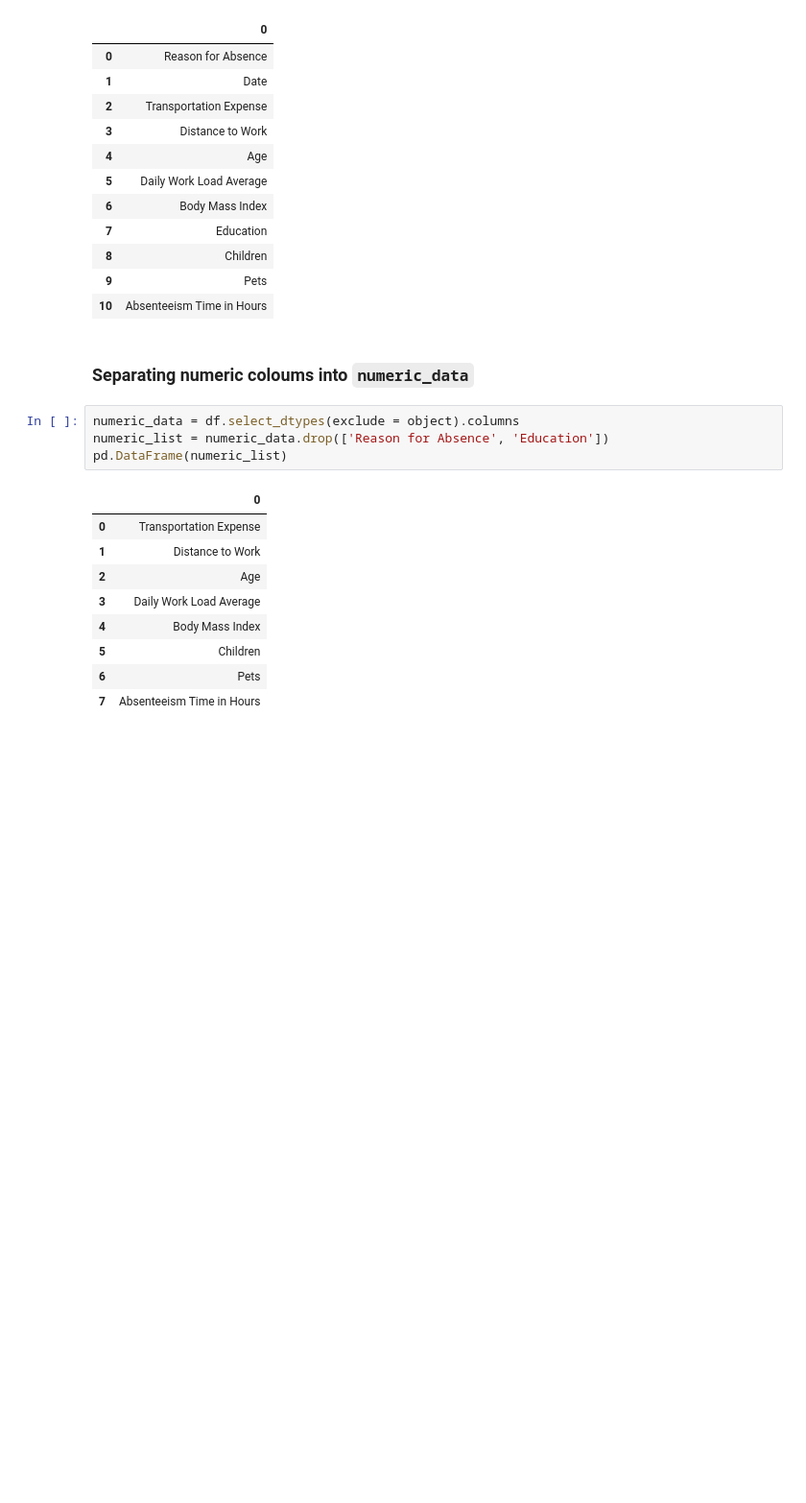
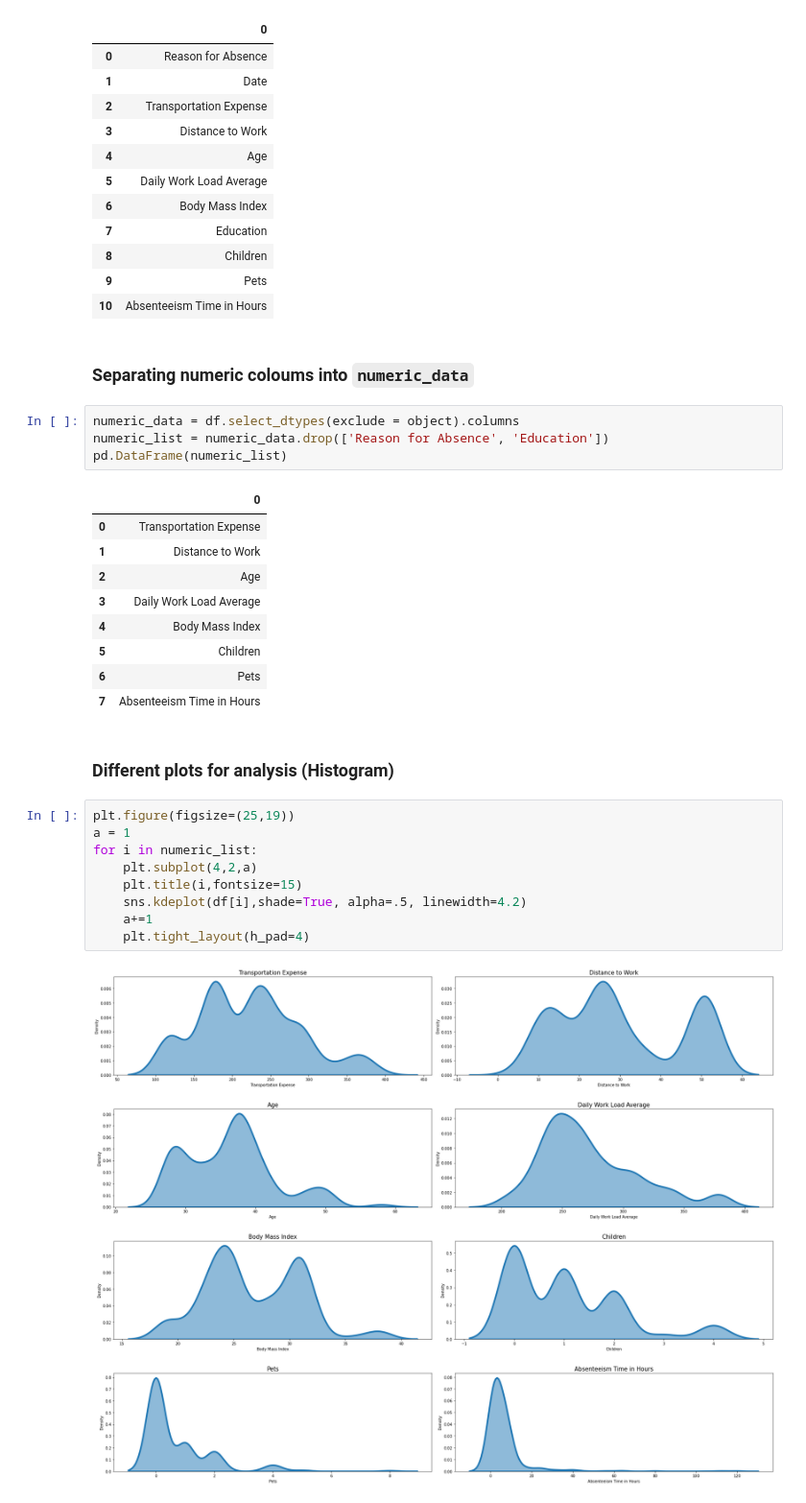
Before and after one commit to vivekkum-ar/Employee-Absenteesim-Case-Study, a Jupyter notebook: Employee-Absenteesim-Case-Study.ipynb, the cells around one changed output. Shown at 96% size. Saved outputs shown, nothing was run; the diff lists cells and outputs as text; blank space fills up the shorter version.

```diff
--- a/Employee-Absenteesim-Case-Study.ipynb
+++ b/Employee-Absenteesim-Case-Study.ipynb
@@ -167,3 +167,16 @@ pd.DataFrame(numeric_list)
 | 5 | Children |
 | 6 | Pets |
 | 7 | Absenteeism Time in Hours |
+# %% [markdown]
+### Different plots for analysis (Histogram)
+# %%
+plt.figure(figsize=(25,19))
+a = 1
+for i in numeric_list:
+    plt.subplot(4,2,a)
+    plt.title(i,fontsize=15)
+    sns.kdeplot(df[i],shade=True, alpha=.5, linewidth=4.2)
+    a+=1
+    plt.tight_layout(h_pad=4)
+# %% [output]
+[figure, added]
```
Also changed, not shown: parts of 2 cells of this notebook.
